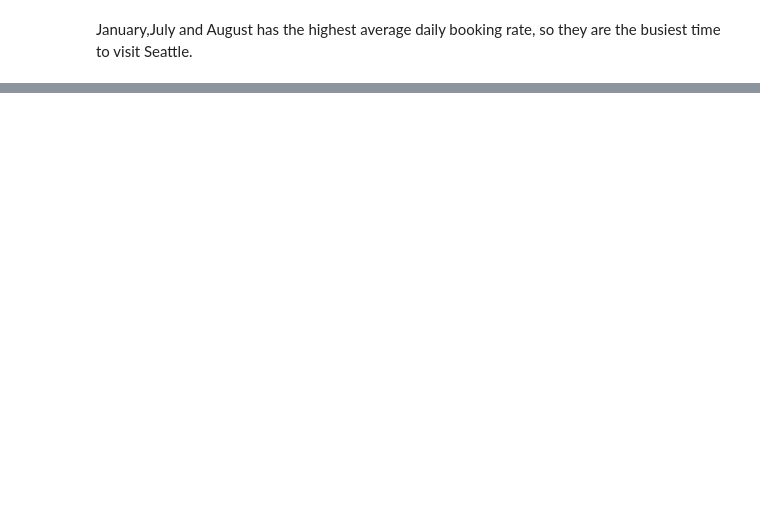
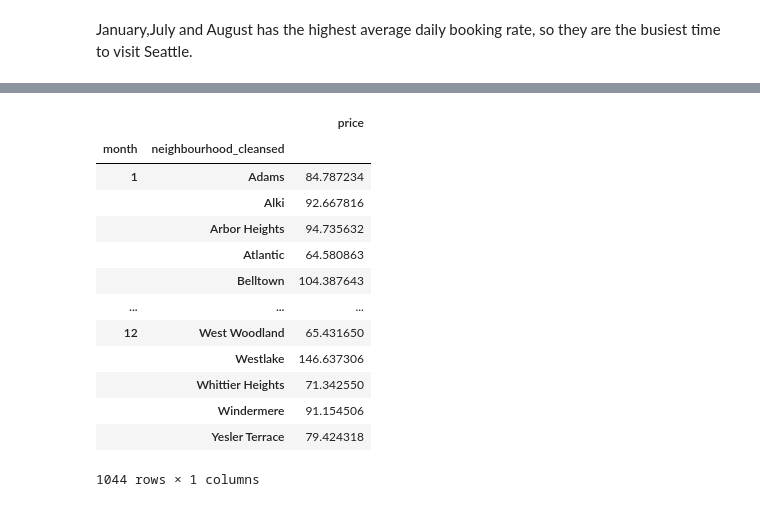
Before and after one commit to sal7-4/CRISP_DM, a Jupyter notebook: seattle-airbnb-pricing-prediction.ipynb, the cells around one changed output, grey strips where cells are left out. Cells and saved outputs as stored; diff of their text form; code cells hidden in the pictures; blank space fills up the shorter version.

```diff
--- a/seattle-airbnb-pricing-prediction.ipynb
+++ b/seattle-airbnb-pricing-prediction.ipynb
@@ -210,2 +215,5 @@ dailybookingrate.plot(kind='bar')
 # %% [markdown]
 January,July and August has the highest average daily booking rate, so they are the busiest time to visit Seattle.
+# %%
+cn=cn.loc[calendar.price!=-1,:]
+cn.head()
@@ -211,0 +227,17 @@ January,July and August has the highest average daily booking rate, so they are
+# %%
+cn.groupby(['month','neighbourhood_cleansed']).price.mean().to_frame()#mean price by neighbourhood for each month
+# %% [output]
+|  |  | price |
+| month | neighbourhood_cleansed |  |
+| 1 | Adams | 84.787234 |
+|  | Alki | 92.667816 |
+|  | Arbor Heights | 94.735632 |
+|  | Atlantic | 64.580863 |
+|  | Belltown | 104.387643 |
+| ... | ... | ... |
+| 12 | West Woodland | 65.431650 |
+|  | Westlake | 146.637306 |
+|  | Whittier Heights | 71.342550 |
+|  | Windermere | 91.154506 |
+|  | Yesler Terrace | 79.424318 |
+1044 rows × 1 columns
```
Also changed, not shown: parts of 10 cells of this notebook.
